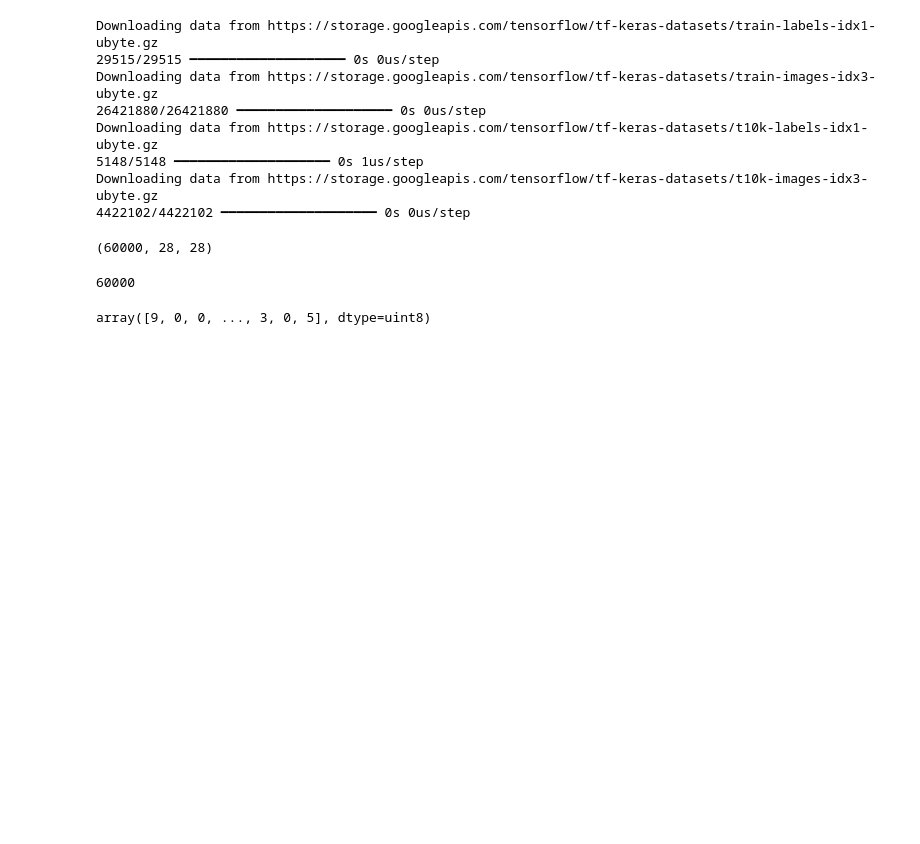
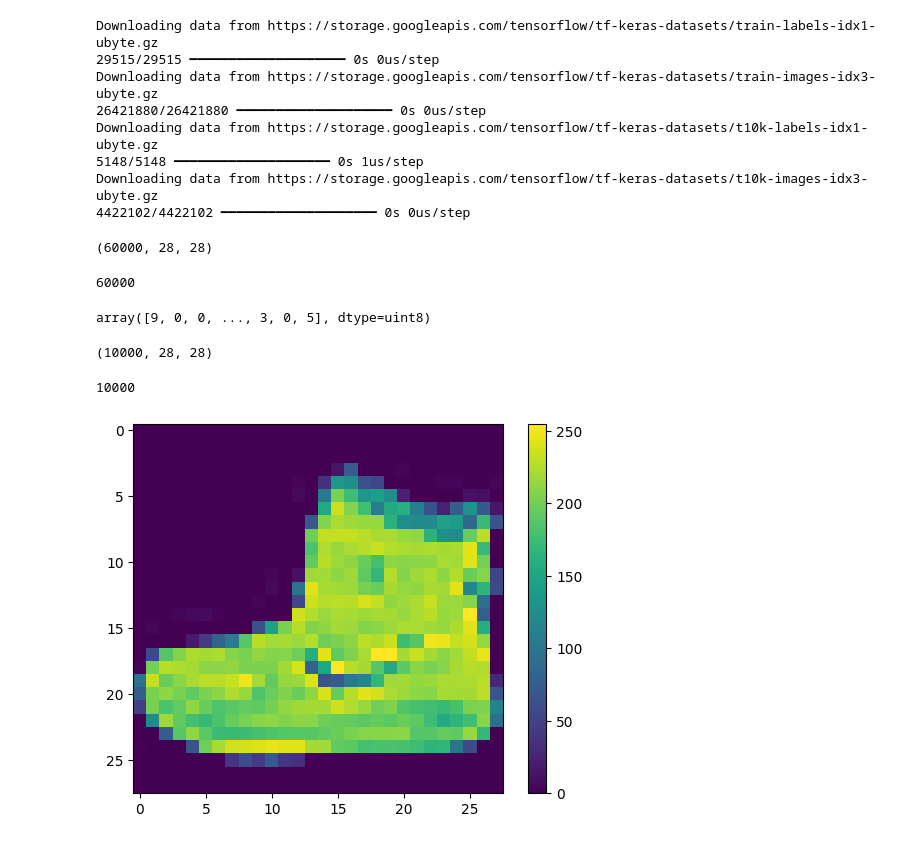
Before and after one commit to flyinacres/tensorflow, a Jupyter notebook: tensorflow-tutorial-3.ipynb, the cells around one changed output. Drawn from its saved outputs; the diff is of its cells as text; code cells hidden in the pictures; blank space fills up the shorter version.

```diff
--- a/tensorflow-tutorial-3.ipynb
+++ b/tensorflow-tutorial-3.ipynb
@@ -42,3 +42,19 @@ len(train_labels)
 train_labels
 # %% [output]
 array([9, 0, 0, ..., 3, 0, 5], dtype=uint8)
+# %%
+test_images.shape
+# %% [output]
+(10000, 28, 28)
+# %%
+len(test_labels)
+# %% [output]
+10000
+# %%
+plt.figure()
+plt.imshow(train_images[0])
+plt.colorbar()
+plt.grid(False)
+plt.show()
+# %% [output]
+[figure, added]
```
Also changed, not shown: parts of 2 cells of this notebook.
